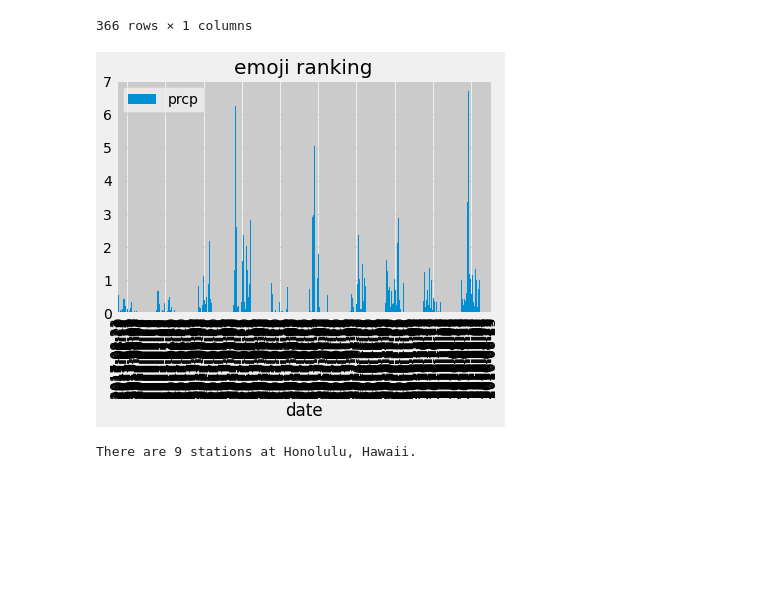
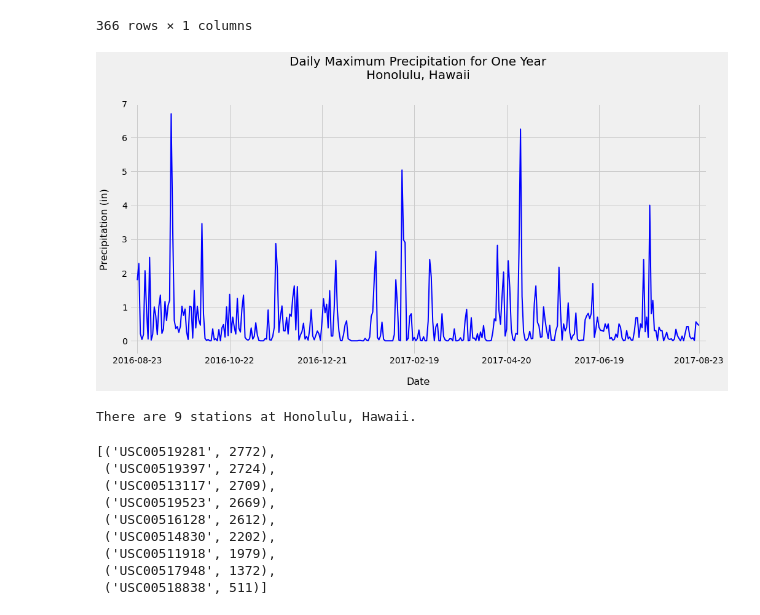
Before and after one commit to narobin83/sqlalchemy-challenge, a Jupyter notebook: climate_starter.ipynb, the cells around one changed output. Saved outputs shown, nothing was run; the diff lists cells and outputs as text; code cells hidden in the pictures; blank space fills up the shorter version.

```diff
--- a/climate_starter.ipynb
+++ b/climate_starter.ipynb
@@ -149,15 +149,43 @@ prcp_df.sort_values('date')
 | 2017-08-22 | 0.50 |
 | 2017-08-23 | 0.45 |
 366 rows × 1 columns
-# %%
-prcp_df.iloc[::-1].plot.bar(title="emoji ranking")
-
-plt.show()
-# %% [output]
-[figure, removed]
+# %%
+plt.rcParams['figure.figsize']=(15,7)
+prcp_df.plot(linewidth=2,alpha=1,rot=0,
+             xticks=(0,60,120,180,240,300,365),
+             color='blue')
+
+plt.xlim(-5,370)
+plt.ylim(-0.4,7)
+plt.yticks(size=14)
+plt.xticks(fontsize=14)
+plt.legend('',frameon=False)
+plt.xlabel('Date',fontsize=16,color='black',labelpad=20)
+plt.ylabel('Precipitation (in)',fontsize=16,color='black',labelpad=20)
+plt.title('Daily Maximum Precipitation for One Year\nHonolulu, Hawaii',fontsize=20,pad=40)
+
+plt.show()
+# %% [output]
+[figure, added]
 # %%
 
 total_stations=session.query(Station).count()
 print(f'There are {total_stations} stations at Honolulu, Hawaii.')
 # %% [output]
 There are 9 stations at Honolulu, Hawaii.
+# %%
+station_activity=(session.query(Measurement.station,func.count(Measurement.station))
+                         .group_by(Measurement.station)
+                         .order_by(func.count(Measurement.station).desc())
+                         .all())
+station_activity
+# %% [output]
+[('USC00519281', 2772),
+ ('USC00519397', 2724),
+ ('USC00513117', 2709),
+ ('USC00519523', 2669),
+ ('USC00516128', 2612),
+ ('USC00514830', 2202),
+ ('USC00511918', 1979),
+ ('USC00517948', 1372),
+ ('USC00518838', 511)]
```
